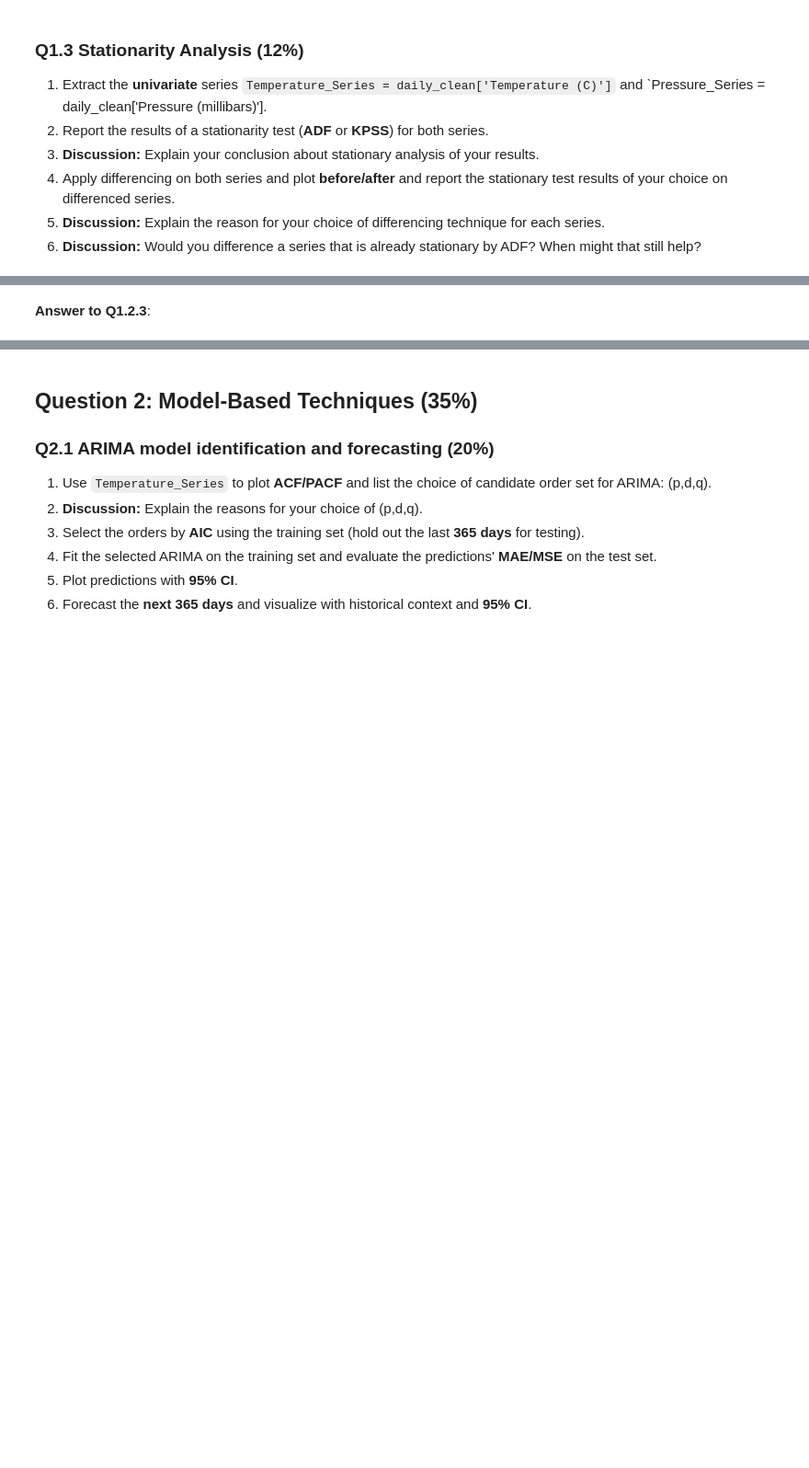
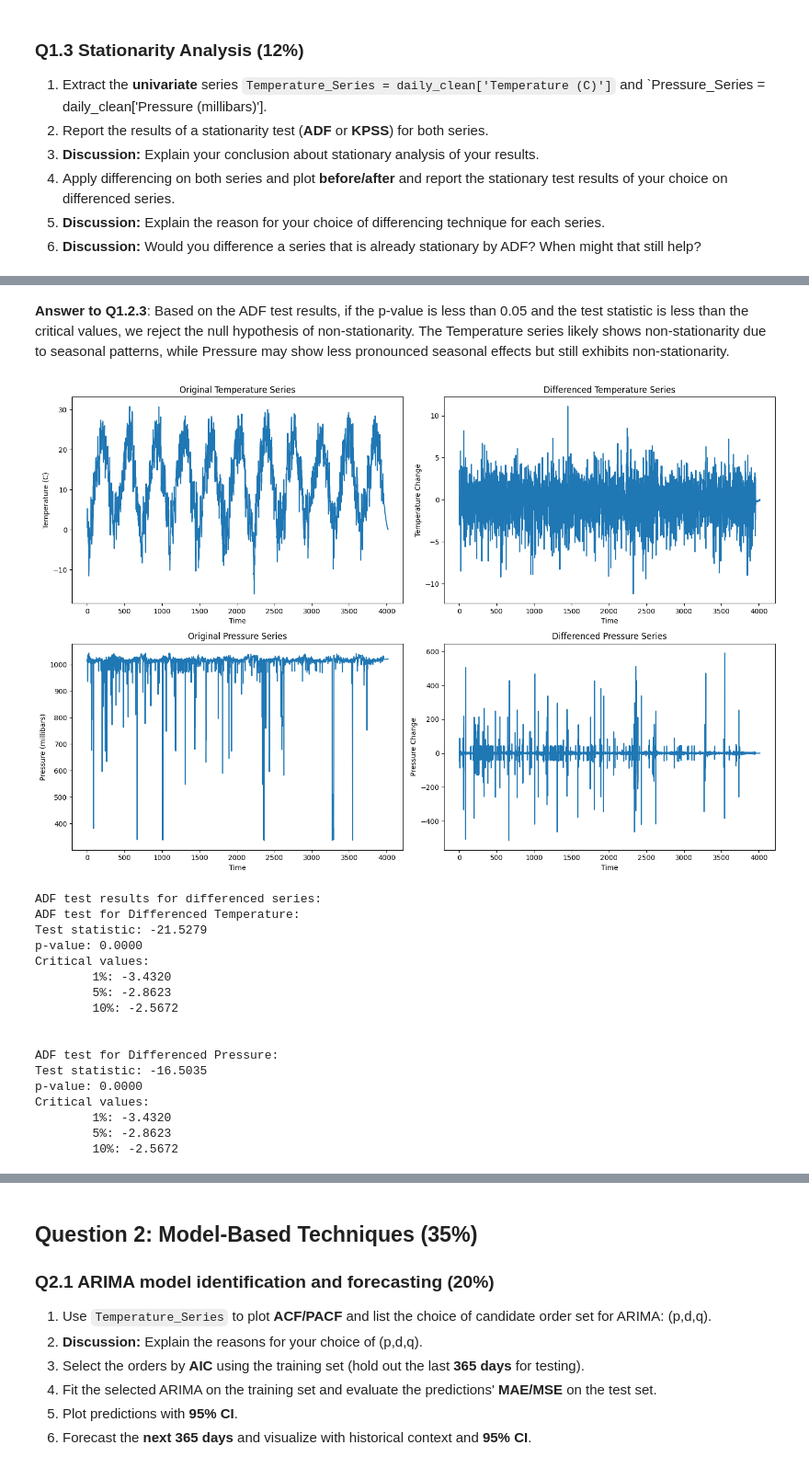
Before and after one commit to Benjamin-2003/AISE_4010_Assignments, a Jupyter notebook: Assignment1.ipynb, the cells around one changed output, grey strips where cells are left out. Shown at 92% size. Saved outputs shown, nothing was run; the diff lists cells and outputs as text; code cells hidden in the pictures; blank space fills up the shorter version.

```diff
--- a/Assignment1.ipynb
+++ b/Assignment1.ipynb
@@ -135,5 +152,24 @@ dtype: float64
 6. **Discussion:** Would you difference a series that is already stationary by ADF? When might that still help?
 # %%
 # Answer to Q1.3.1
+from statsmodels.tsa.stattools import adfuller
+import numpy as np
+
+# Extract univariate series
+Temperature_Series = daily_clean['Temperature (C)']
+Pressure_Series = daily_clean['Pressure (millibars)']
 # %%
 # Answer to Q1.3.2
+def adf_test(series, series_name):
+    result = adfuller(series)
+    print(f'ADF test for {series_name}:')
+    print(f'Test statistic: {result[0]:.4f}')
+    print(f'p-value: {result[1]:.4f}')
+    print('Critical values:')
+    for key, value in result[4].items():
+        print(f'\t{key}: {value:.4f}')
+    print('\n')
+
+# Perform ADF test on both series
+adf_test(Temperature_Series, 'Temperature')
+adf_test(Pressure_Series, 'Pressure')
@@ -140,6 +193,60 @@ dtype: float64
 # %% [markdown]
 **Answer to Q1.2.3**:
+Based on the ADF test results, if the p-value is less than 0.05 and the test statistic is less than the critical values, we reject the null hypothesis of non-stationarity. The Temperature series likely shows non-stationarity due to seasonal patterns, while Pressure may show less pronounced seasonal effects but still exhibits non-stationarity.
 # %%
 # Answer to Q1.3.4
+# Apply differencing and create plots
+fig, ((ax1, ax2), (ax3, ax4)) = plt.subplots(2, 2, figsize=(15, 10))
+
+# Temperature series
+ax1.plot(Temperature_Series)
+ax1.set_title('Original Temperature Series')
+ax1.set_xlabel('Time')
+ax1.set_ylabel('Temperature (C)')
+
+temp_diff = np.diff(Temperature_Series)
+ax2.plot(temp_diff)
+ax2.set_title('Differenced Temperature Series')
+ax2.set_xlabel('Time')
+ax2.set_ylabel('Temperature Change')
+
+# Pressure series
+ax3.plot(Pressure_Series)
+ax3.set_title('Original Pressure Series')
+ax3.set_xlabel('Time')
+ax3.set_ylabel('Pressure (millibars)')
+
+press_diff = np.diff(Pressure_Series)
+ax4.plot(press_diff)
+ax4.set_title('Differenced Pressure Series')
+ax4.set_xlabel('Time')
+ax4.set_ylabel('Pressure Change')
+
+plt.tight_layout()
+plt.show()
+
+# Report ADF test on differenced series
+print("ADF test results for differenced series:")
+adf_test(temp_diff, 'Differenced Temperature')
+adf_test(press_diff, 'Differenced Pressure')
+# %% [output]
+[figure, added]
+ADF test results for differenced series:
+ADF test for Differenced Temperature:
+Test statistic: -21.5279
+p-value: 0.0000
+Critical values:
+        1%: -3.4320
+        5%: -2.8623
+        10%: -2.5672
+
+
+ADF test for Differenced Pressure:
+Test statistic: -16.5035
+p-value: 0.0000
+Critical values:
+        1%: -3.4320
+        5%: -2.8623
+        10%: -2.5672
 # %% [markdown]
 **Answer to Q1.2.5**:
```
Also changed, not shown: parts of 35 cells of this notebook.
